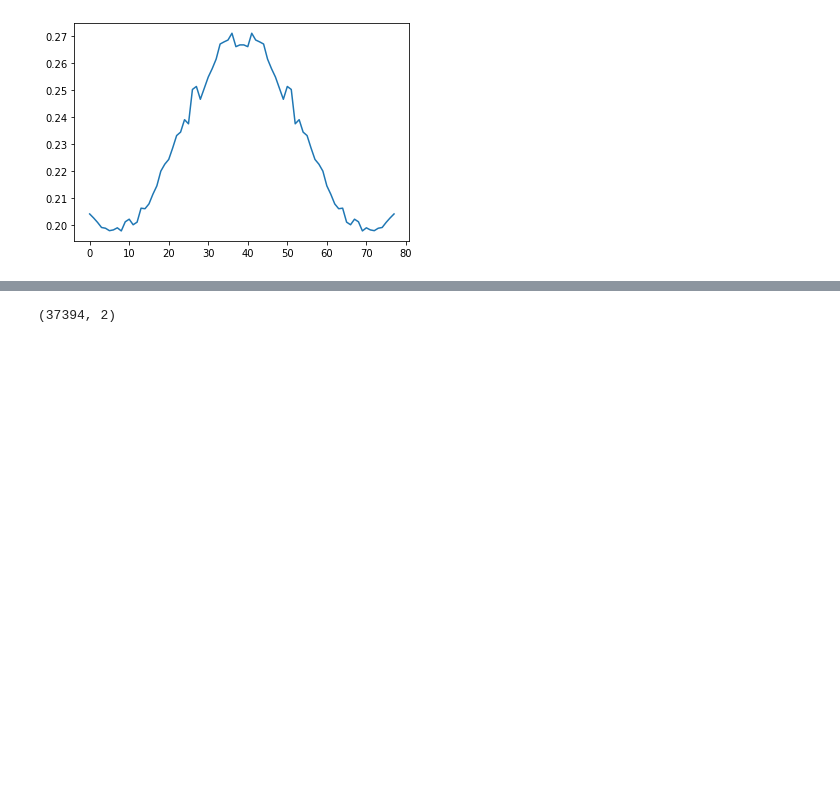
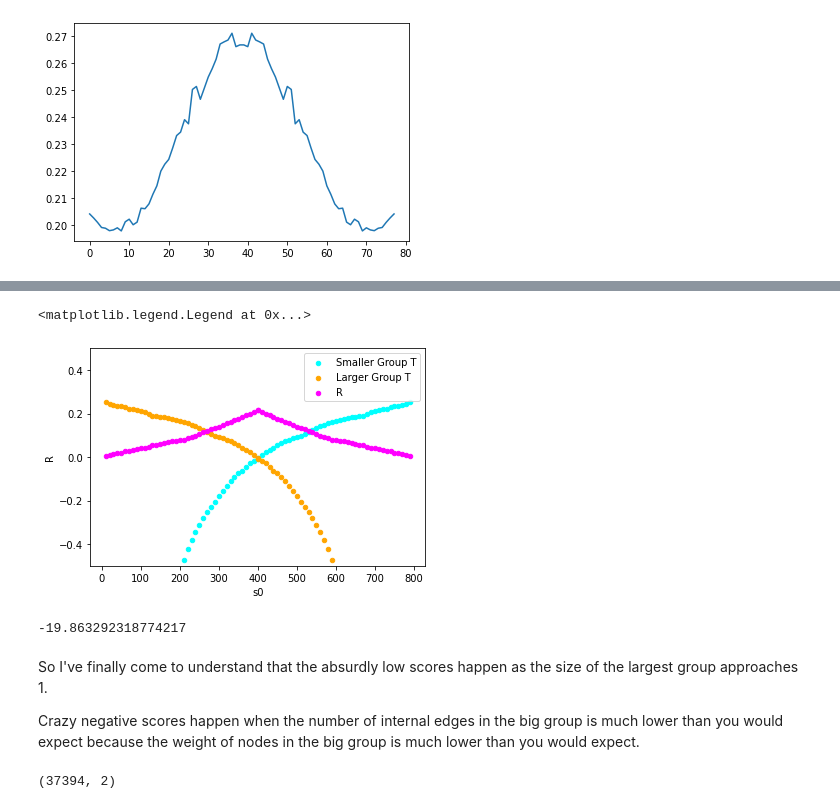
Before and after one commit to piratepeel/MultiscaleMixing, a Jupyter notebook: notebooks/Mixing vs. Community Size.ipynb, the cells around one changed output, grey strips where cells are left out. Drawn from its saved outputs; the diff is of its cells as text; code cells hidden in the pictures; blank space fills up the shorter version.

```diff
--- a/notebooks/Mixing vs. Community Size.ipynb
+++ b/notebooks/Mixing vs. Community Size.ipynb
@@ -242,0 +278,2 @@ Attempting to describe mathematically exactly what is going on will be difficult
+# %%
+E = nx.convert_matrix.to_pandas_edgelist(G).values
@@ -242,0 +309,3 @@ Attempting to describe mathematically exactly what is going on will be difficult
+# %%
+s0s = pd.Series(np.arange(10, 401, 10))
+results = s0s.apply(run_null_analysis)
@@ -242,0 +321,18 @@ Attempting to describe mathematically exactly what is going on will be difficult
+# %%
+columns = ["s0", "T0", "T1", "Qmax", "Q", "R"]
+dfnull = pd.DataFrame(
+    results.to_list(),
+    columns=columns
+)
+
+df_rev = dfnull.copy()
+df_rev["s0"] = N - df_rev.s0
+
+# switch T0, T1
+# swiith a0, a1
+# switch e0, e1
+df_rev.columns = ["s0", "T1", "T0", "Qmax", "Q", "R"]
+dfnull = pd.concat([dfnull,df_rev], axis=0).sort_values("s0").reset_index(drop=True)
+# %%
+dfnull["R"] = dfnull.Q / (1 - dfnull.Qmax)
+dfnull
@@ -243,3 +353,19 @@ Attempting to describe mathematically exactly what is going on will be difficult
+# %%
+ax = dfnull.plot(kind="scatter", x="s0", y="T0", color="cyan",ylim=[-0.5, 0.5])
+dfnull.plot(kind="scatter", x="s0", y="T1", ax=ax, color="orange")
+dfnull.plot(kind="scatter", x="s0", y="R", ax=ax, color="magenta")
+ax.legend(["Smaller Group T", "Larger Group T", "R"])
+# %% [output]
+<matplotlib.legend.Legend at 0x...>
+[figure, added]
+# %%
+dfnull.T1.min()
+# %% [output]
+-19.863292318774217
+# %% [markdown]
+So I've finally come to understand that the absurdly low scores happen as the size of the largest group approaches 1.
+
+Crazy negative scores happen when the number of internal edges in the big group is much lower than you would expect because the weight of nodes in the big group is much lower than you would expect.
 # %%
 sizes = [500, 500]
 p = [[.1,.05], [.05, .1]]
```
Also changed, not shown: parts of 7 cells of this notebook, 2 other files.
